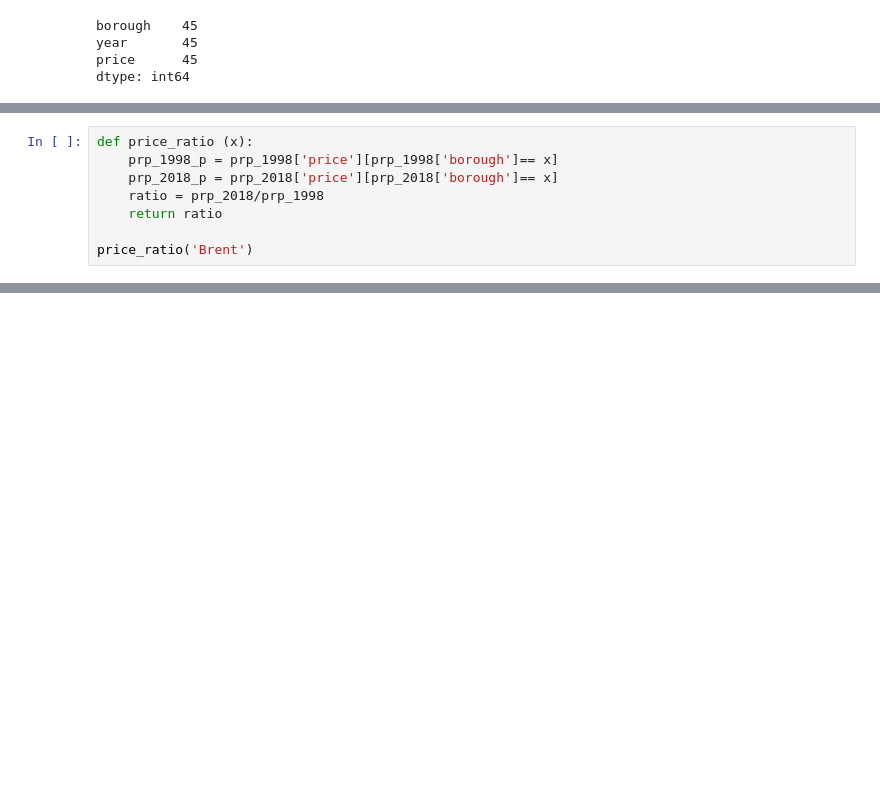
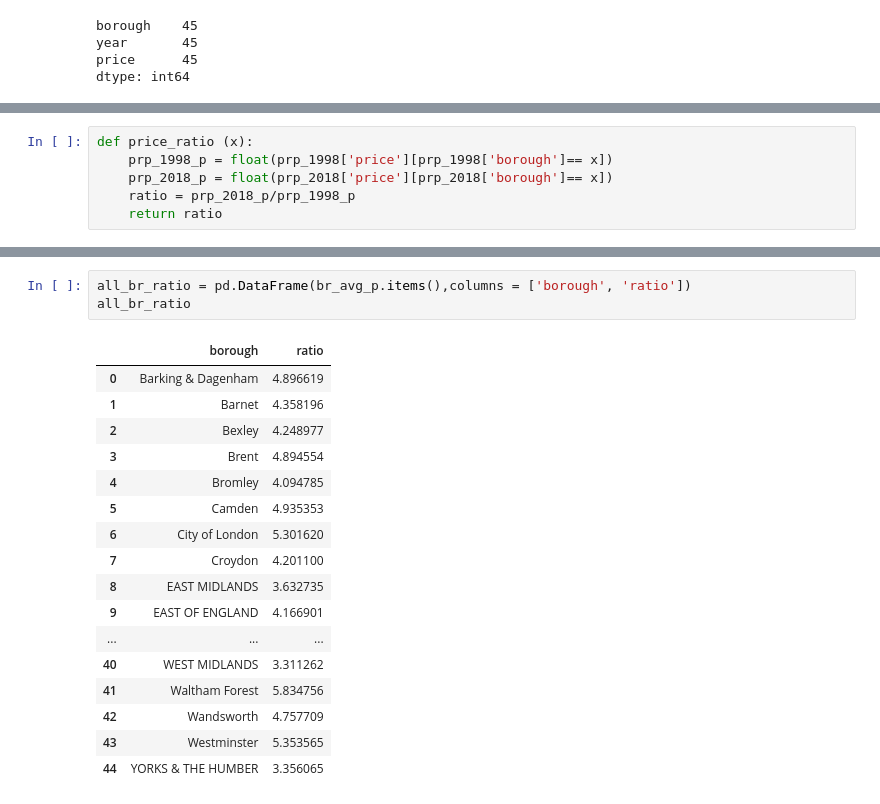
Before and after one commit to Jesszyli/Springboard, a Jupyter notebook: Unit4/London1.ipynb, the cells around one changed output, grey strips where cells are left out. Cells and saved outputs as stored; diff of their text form; blank space fills up the shorter version.

```diff
--- a/Unit4/London1.ipynb
+++ b/Unit4/London1.ipynb
@@ -207,8 +216,6 @@ Name: price, dtype: float64
 # %%
 def price_ratio (x):
-    prp_1998_p = prp_1998['price'][prp_1998['borough']== x]
-    prp_2018_p = prp_2018['price'][prp_2018['borough']== x]
-    ratio = prp_2018/prp_1998
+    prp_1998_p = float(prp_1998['price'][prp_1998['borough']== x])
+    prp_2018_p = float(prp_2018['price'][prp_2018['borough']== x])
+    ratio = prp_2018_p/prp_1998_p
     return ratio
-
-price_ratio('Brent')
@@ -246,0 +270,21 @@ for i in prp_2018['borough']:
+# %%
+all_br_ratio = pd.DataFrame(br_avg_p.items(),columns = ['borough', 'ratio'])
+all_br_ratio
+# %% [output]
+|  | borough | ratio |
+| 0 | Barking & Dagenham | 4.896619 |
+| 1 | Barnet | 4.358196 |
+| 2 | Bexley | 4.248977 |
+| 3 | Brent | 4.894554 |
+| 4 | Bromley | 4.094785 |
+| 5 | Camden | 4.935353 |
+| 6 | City of London | 5.301620 |
+| 7 | Croydon | 4.201100 |
+| 8 | EAST MIDLANDS | 3.632735 |
+| 9 | EAST OF ENGLAND | 4.166901 |
+| ... | ... | ... |
+| 40 | WEST MIDLANDS | 3.311262 |
+| 41 | Waltham Forest | 5.834756 |
+| 42 | Wandsworth | 4.757709 |
+| 43 | Westminster | 5.353565 |
+| 44 | YORKS & THE HUMBER | 3.356065 |
```
Also changed, not shown: parts of 12 cells of this notebook.
